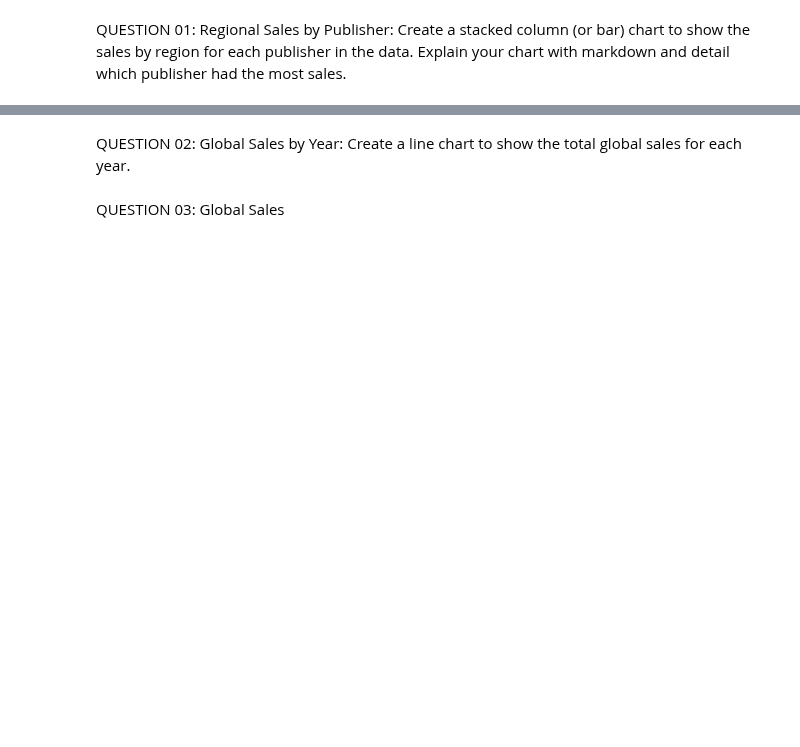
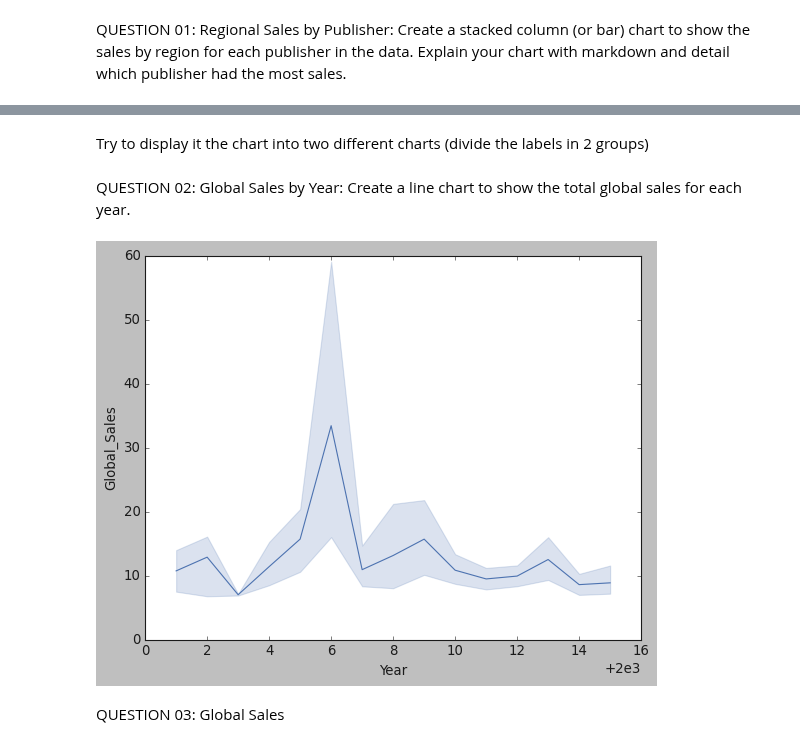
Before and after one commit to 3Grey6Jedi9/Data-Analysis-Project-06, a Jupyter notebook: Video Game Sales.ipynb, the cells around one changed output, grey strips where cells are left out. Cells and saved outputs as stored; diff of their text form; code cells hidden in the pictures; blank space fills up the shorter version.

```diff
--- a/Video Game Sales.ipynb
+++ b/Video Game Sales.ipynb
@@ -111,4 +110,11 @@ plt.show()
+# %% [markdown]
+Try to display it the chart into two different charts (divide the labels in 2 groups)
 # %% [markdown]
 QUESTION 02: Global Sales by Year: Create a line chart to show the total global sales for each year.
+# %%
+sns.lineplot(data=video_game, x='Year', y='Global_Sales')
+plt.show()
+# %% [output]
+[figure, added]
 # %% [markdown]
 QUESTION 03: Global Sales
```
Also changed, not shown: parts of 2 cells of this notebook.
